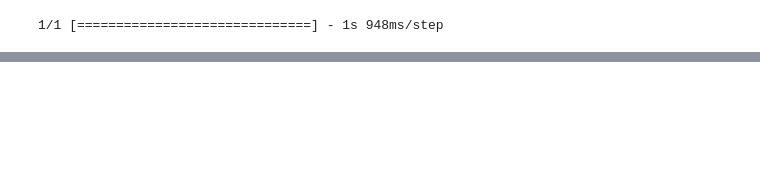
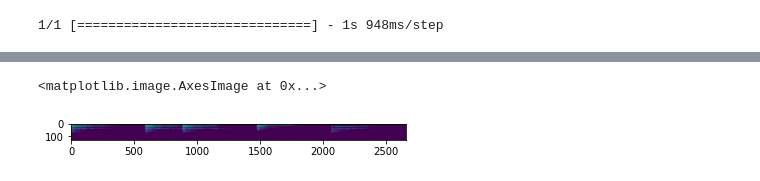
Before and after one commit to thorwhalen/plunk, a Jupyter notebook: plunk/sb/blocks_programming/notebook.ipynb, the cells around one changed output, grey strips where cells are left out. Cells and saved outputs as stored; diff of their text form; code cells hidden in the pictures; blank space fills up the shorter version.

```diff
--- a/plunk/sb/blocks_programming/notebook.ipynb
+++ b/plunk/sb/blocks_programming/notebook.ipynb
@@ -40,0 +43,9 @@ To create a public link, set `share=True` in `launch()`.
+# %%
+from librosa.feature import melspectrogram
+
+import soundfile as sf
+
+
+filepath_input = '/Users/sylvain/Desktop/dev/otosense/plunk/plunk/sb/blocks_programming/alarm-bell.wav'
+wf, sr = sf.read(filepath_input)
+texture_data = melspectrogram(y=wf[:, 0], sr=sr)
@@ -40,0 +65,9 @@ To create a public link, set `share=True` in `launch()`.
+# %%
+s = Sound(wf[:,0], sr)
+# %%
+res = s.melspectrogram(plot_it=False)
+# %%
+plt.imshow(res)
+# %% [output]
+<matplotlib.image.AxesImage at 0x...>
+[figure, added]
```
Also changed, not shown: parts of 4 cells of this notebook, 10 other files.
